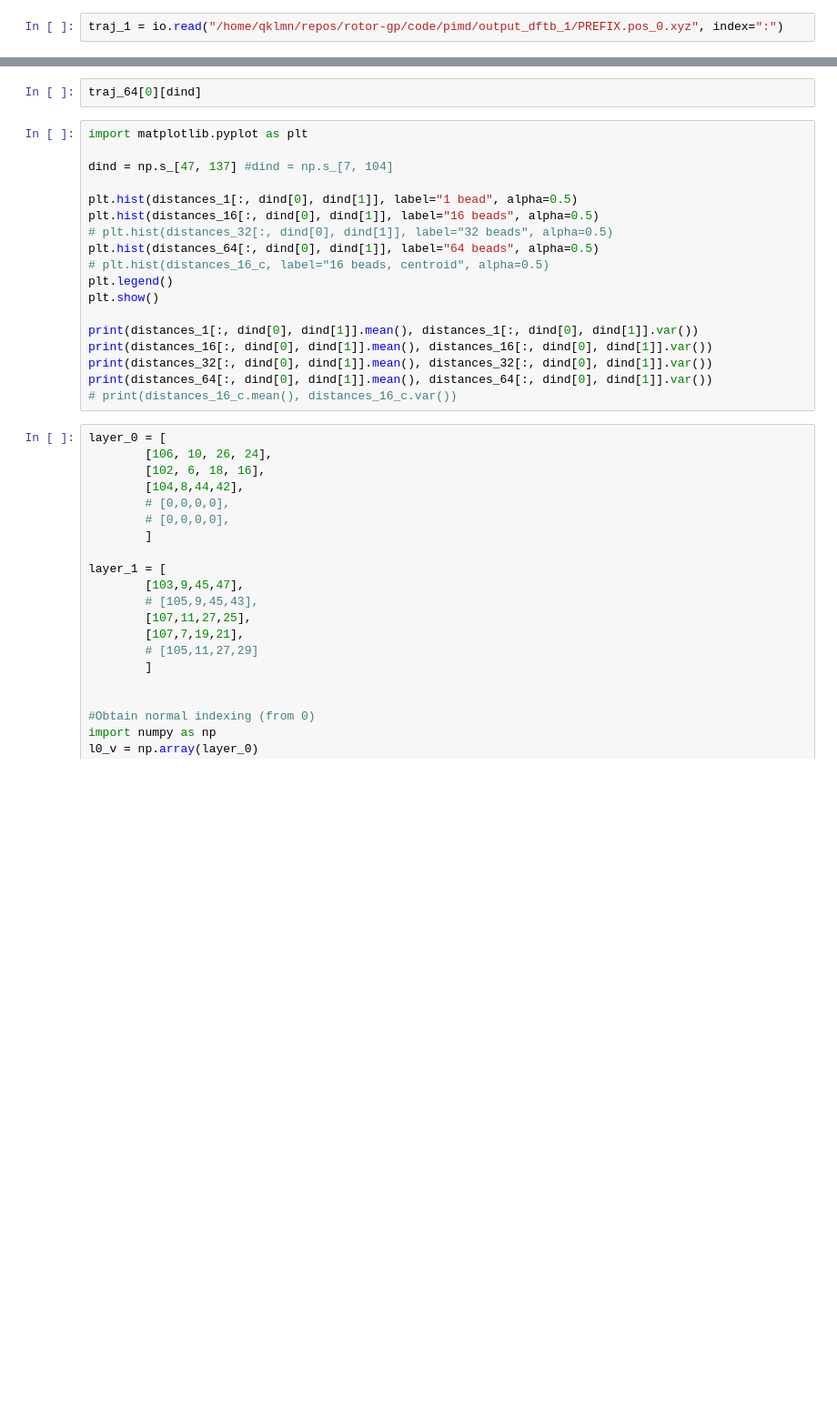
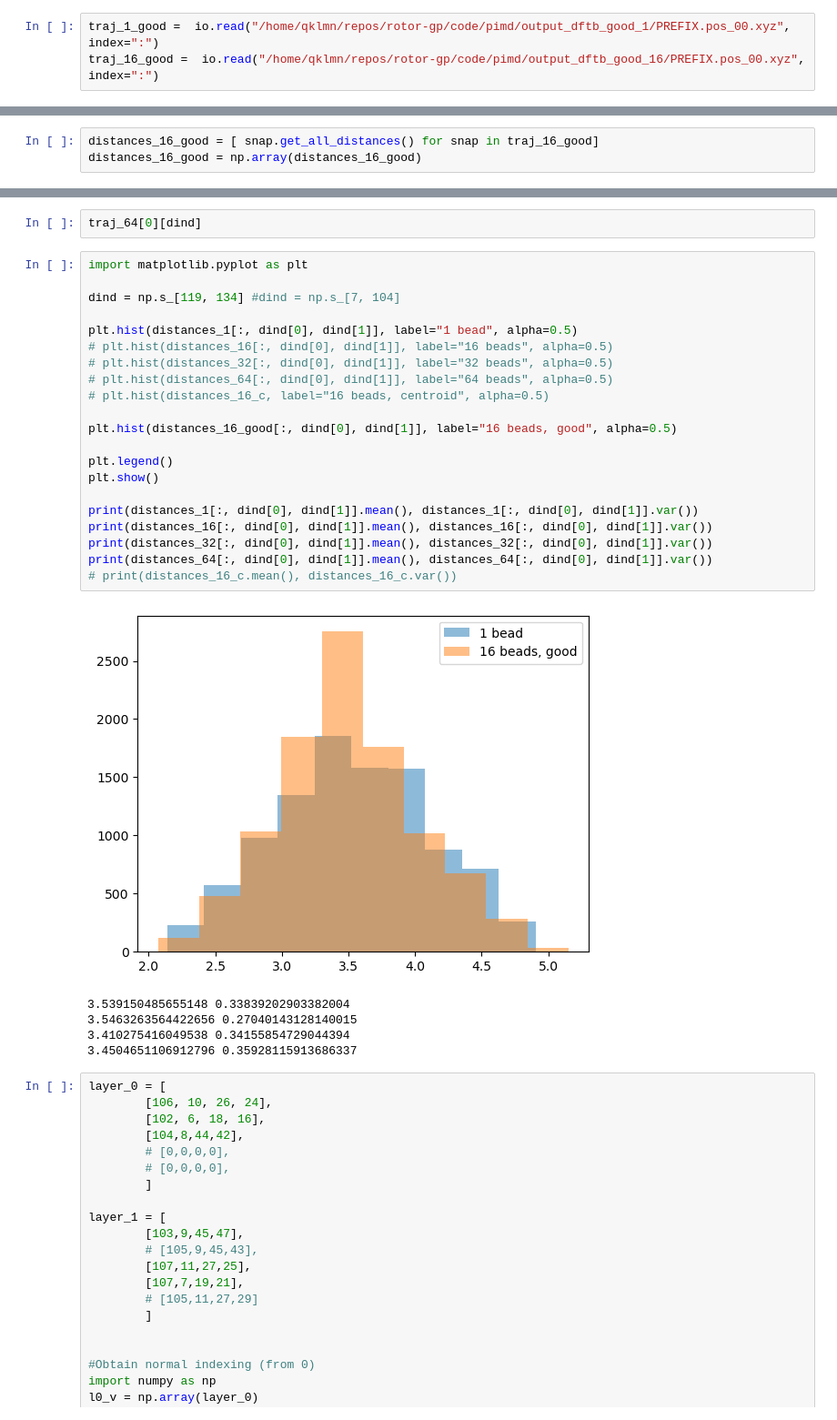
Before and after one commit to tsitsvero/rotor-gp, a Jupyter notebook: code/postprocessing.ipynb, the cells around one changed output, grey strips where cells are left out. Shown at 91% size. Cells and saved outputs as stored; diff of their text form; blank space fills up the shorter version.

Commit message:
trial for good run

```diff
--- a/code/postprocessing.ipynb
+++ b/code/postprocessing.ipynb
@@ -55,2 +61,3 @@ import numpy as np
 # %%
-traj_1 = io.read("/home/qklmn/repos/rotor-gp/code/pimd/output_dftb_1/PREFIX.pos_0.xyz", index=":")
+traj_1_good =  io.read("/home/qklmn/repos/rotor-gp/code/pimd/output_dftb_good_1/PREFIX.pos_00.xyz", index=":")
+traj_16_good =  io.read("/home/qklmn/repos/rotor-gp/code/pimd/output_dftb_good_16/PREFIX.pos_00.xyz", index=":")
@@ -68,6 +67,9 @@ distances_1 = np.array(distances_1)
 # %%
 distances_16 = [ snap.get_all_distances() for snap in traj_16]
 distances_16 = np.array(distances_16)
+# %%
+distances_16_good = [ snap.get_all_distances() for snap in traj_16_good]
+distances_16_good = np.array(distances_16_good)
 # %%
 distances_32 = [ snap.get_all_distances() for snap in traj_32]
 distances_32 = np.array(distances_32)
@@ -88,21 +90,30 @@ traj_64[0][dind]
 # %%
 import matplotlib.pyplot as plt
 
-dind = np.s_[47, 137] #dind = np.s_[7, 104]
+dind = np.s_[119, 134] #dind = np.s_[7, 104]
 
 plt.hist(distances_1[:, dind[0], dind[1]], label="1 bead", alpha=0.5)
-plt.hist(distances_16[:, dind[0], dind[1]], label="16 beads", alpha=0.5)
+# plt.hist(distances_16[:, dind[0], dind[1]], label="16 beads", alpha=0.5)
 # plt.hist(distances_32[:, dind[0], dind[1]], label="32 beads", alpha=0.5)
-plt.hist(distances_64[:, dind[0], dind[1]], label="64 beads", alpha=0.5)
+# plt.hist(distances_64[:, dind[0], dind[1]], label="64 beads", alpha=0.5)
 # plt.hist(distances_16_c, label="16 beads, centroid", alpha=0.5)
+
+plt.hist(distances_16_good[:, dind[0], dind[1]], label="16 beads, good", alpha=0.5)
+
 plt.legend()
 plt.show()
 
 print(distances_1[:, dind[0], dind[1]].mean(), distances_1[:, dind[0], dind[1]].var())
 print(distances_16[:, dind[0], dind[1]].mean(), distances_16[:, dind[0], dind[1]].var())
 print(distances_32[:, dind[0], dind[1]].mean(), distances_32[:, dind[0], dind[1]].var())
 print(distances_64[:, dind[0], dind[1]].mean(), distances_64[:, dind[0], dind[1]].var())
 # print(distances_16_c.mean(), distances_16_c.var())
+# %% [output]
+[figure, added]
+3.539150485655148 0.33839202903382004
+3.5463263564422656 0.27040143128140015
+3.410275416049538 0.34155854729044394
+3.4504651106912796 0.35928115913686337
 # %%
 layer_0 = [
         [106, 10, 26, 24],
```
Also changed, not shown: parts of 7 cells of this notebook, 3 other files.
